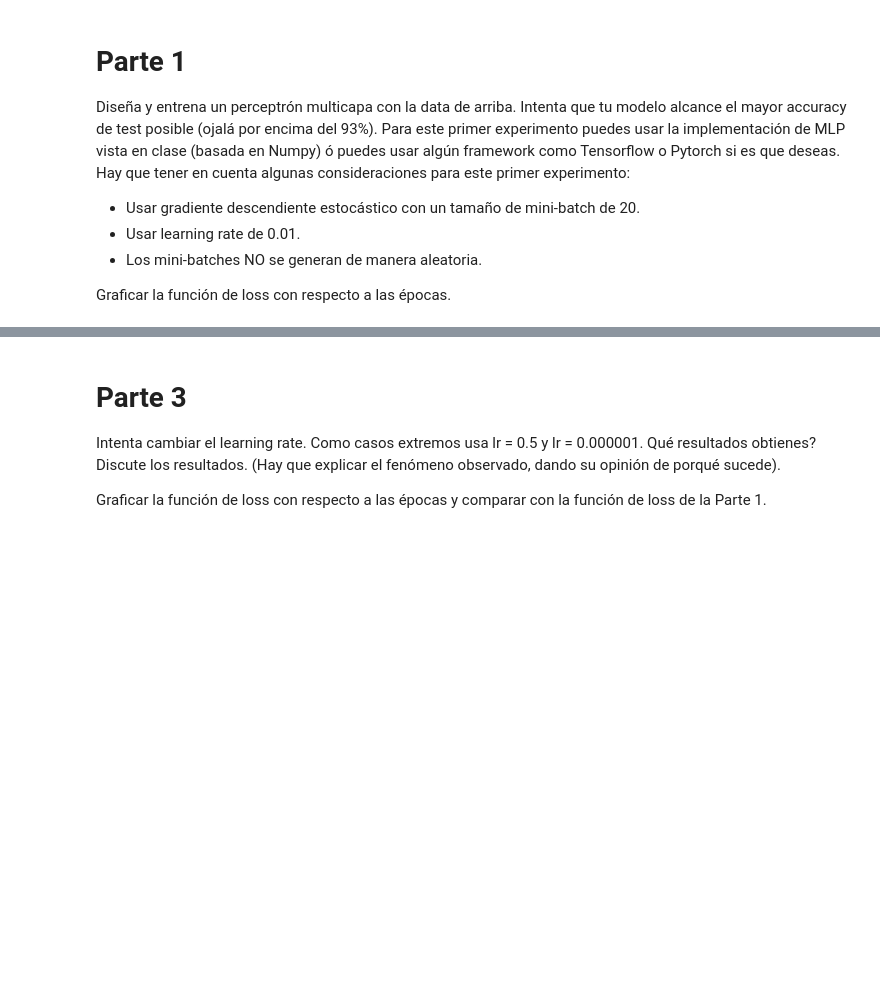
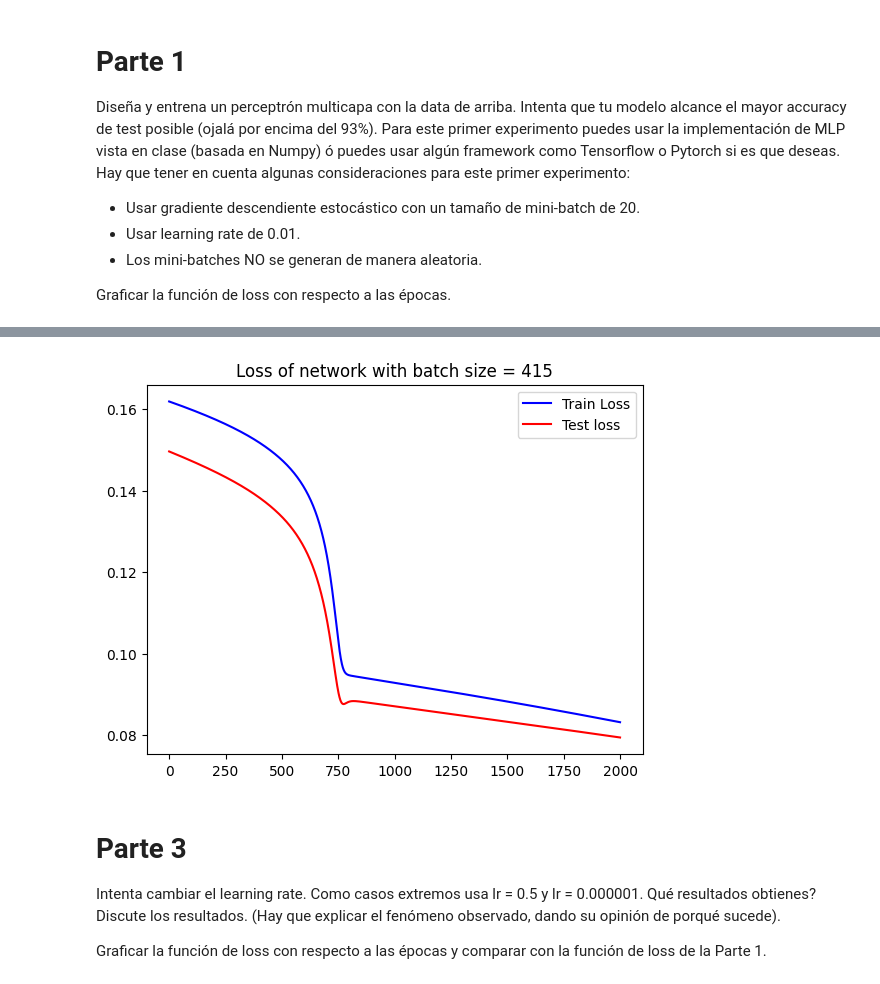
Before and after one commit to EduardoAraos/t1_deadlift, a Jupyter notebook: CC6204_Tarea_1_18820476.ipynb, the cells around one changed output, grey strips where cells are left out. Saved outputs shown, nothing was run; the diff lists cells and outputs as text; code cells hidden in the pictures; blank space fills up the shorter version.

```diff
--- a/CC6204_Tarea_1_18820476.ipynb
+++ b/CC6204_Tarea_1_18820476.ipynb
@@ -116,0 +423,7 @@ Graficar la función de loss con respecto a las épocas y comparar con la funci
+# %%
+#### Network with batch size = length of train data
+net_3 = NetworkRelu(lr=0.01)
+
+history_3 = net_3.train(training_data= X_train, training_label= Y_train, batch_size=len(X_train), epoch=2000, test_data= X_test, test_label= Y_test)
+
+print('Train accuracy:{} - Test accuracy: {}'.format(net_3.evaluate(X_train, Y_train, len(X_train)), net_3.evaluate(X_test, Y_test, len(X_train))))
@@ -117,3 +448,12 @@ Graficar la función de loss con respecto a las épocas y comparar con la funci
+# %%
+plt.figure()
+plt.title(("Loss of network with batch size = "+ str(len(X_train))))
+plt.plot(history_3['train_loss'], color='b', label='Train Loss')
+plt.plot(history_3['test_loss'], color='r', label='Test loss')
+plt.legend()
+plt.show()
+# %% [output]
+[figure, added]
 # %% [markdown]
 # **Parte 3**
 Intenta cambiar el learning rate. Como casos extremos usa lr = 0.5 y lr = 0.000001. Qué resultados obtienes? Discute los resultados. (Hay que explicar el fenómeno observado, dando su opinión de porqué sucede).
```
Also changed, not shown: parts of 17 cells of this notebook, 1 other file.
